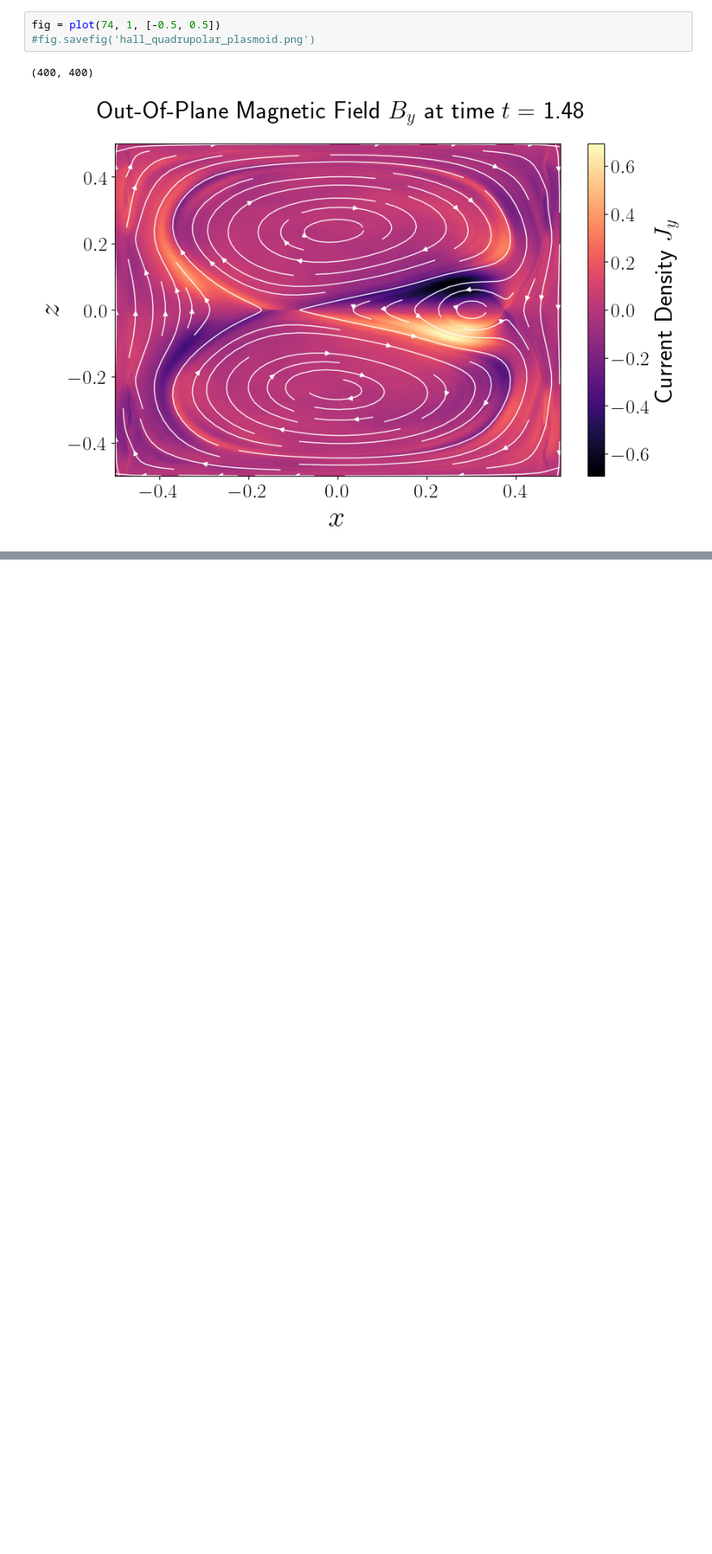
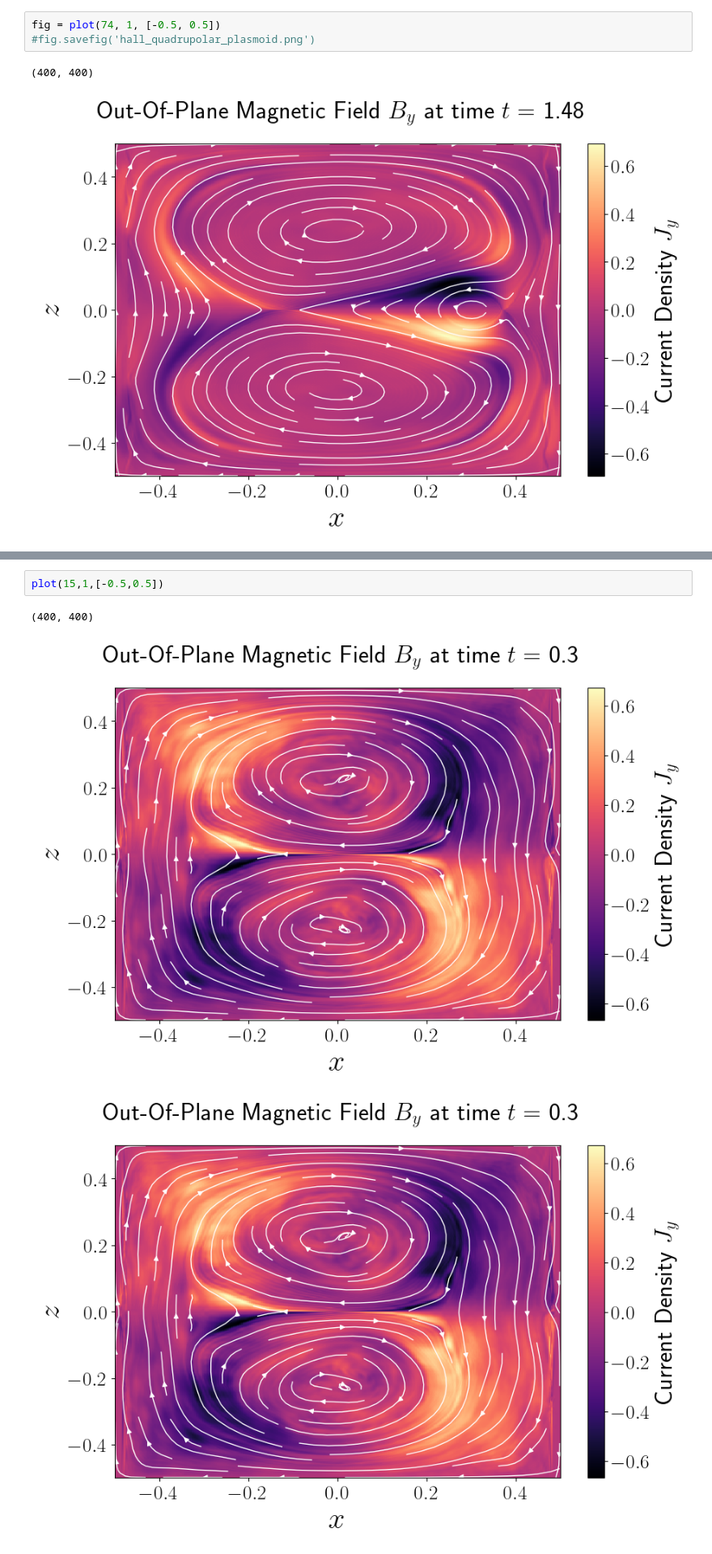
Before and after one commit to conanliptortt/MMath-Project-CL, a Jupyter notebook: Out-Of-Plane_Magnetic_Field/out-of-plane-mag.ipynb, the cells around one changed output, grey strips where cells are left out. Shown at 81% size. Drawn from its saved outputs; the diff is of its cells as text; blank space fills up the shorter version.

```diff
--- a/Out-Of-Plane_Magnetic_Field/out-of-plane-mag.ipynb
+++ b/Out-Of-Plane_Magnetic_Field/out-of-plane-mag.ipynb
@@ -144,0 +155,6 @@ fig = plot(74, 1, [-0.5, 0.5])
+# %%
+plot(15,1,[-0.5,0.5])
+# %% [output]
+(400, 400)
+[figure, added]
+[figure, added]
```
Also changed, not shown: parts of 6 cells of this notebook, 1 other file.
